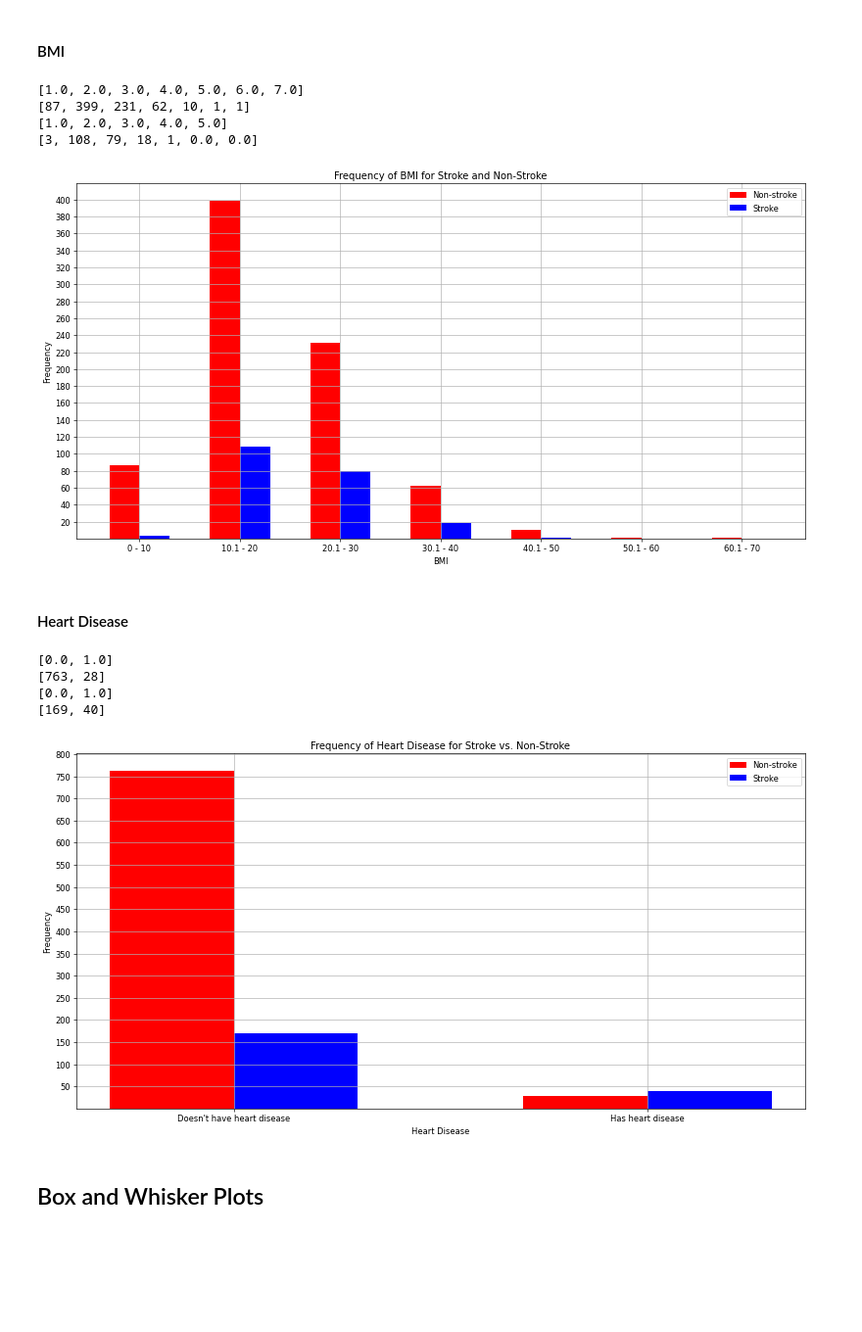
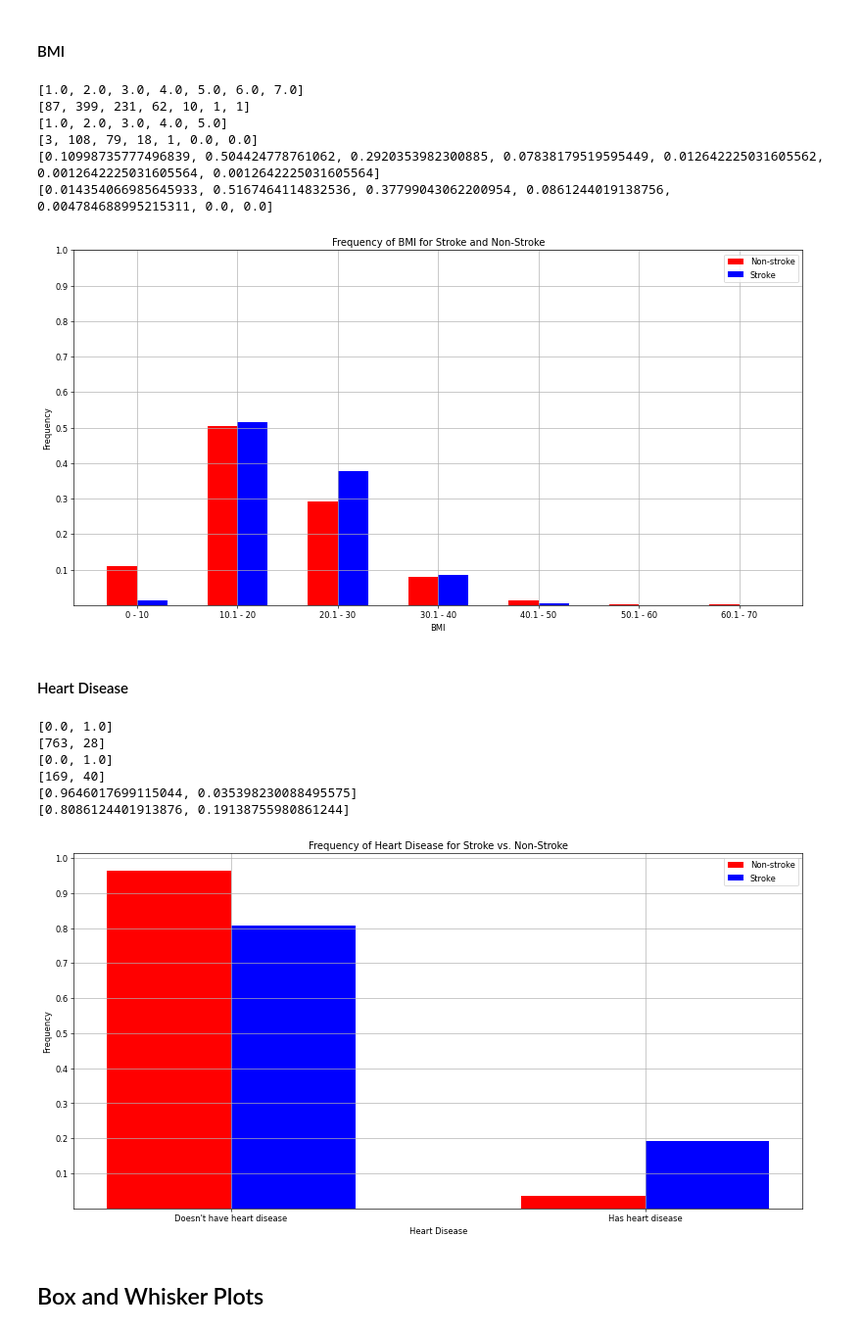
Before and after one commit to nalger2/cpsc-322-final-project, a Jupyter notebook: eda_code.ipynb, the cells around one changed output. Shown: that part at 98% size. Saved outputs shown, nothing was run; the diff lists cells and outputs as text; code cells hidden in the pictures; blank space fills up the shorter version.

```diff
--- a/eda_code.ipynb
+++ b/eda_code.ipynb
@@ -60,17 +61,26 @@ smoking_stroke_values, smoking_stroke_count = eda_utils.get_frequencies(stroke,
 print(smoking_stroke_values)
 print(smoking_stroke_count)
 
+for i in range(len(smoking_non_stroke_count)):
+    value = smoking_non_stroke_count[i]
+    smoking_non_stroke_count[i] = value / len(non_stroke)
+print(smoking_non_stroke_count)
+for i in range(len(smoking_stroke_count)):
+    value = smoking_stroke_count[i]
+    smoking_stroke_count[i] = value / len(stroke)
+print(smoking_stroke_count)
+
 plt.figure(figsize=(16, 8), dpi=60) # start of multiple frequency plot
 ax = plt.gca()
 b1 = ax.bar([1,2,3,4], smoking_non_stroke_count, 0.3, color="r")
 b2 = ax.bar([1.3,2.3,3.3,4.3], smoking_stroke_count, 0.3, color="b")
 ax.set_xticks([1.15, 2.15, 3.15, 4.15])
-ax.set_yticks([30,60,90,120,150,180,210,240,270,300])
+ax.set_yticks([0.1,0.2,0.3,0.4,0.5,0.6,0.7,0.8,0.9,1.0])
 ax.set_xticklabels(smoking_stroke_values)
 ax.legend((b1[0], b2[0]), ("Non-stroke", "Stroke"), loc=1)
 ax.set_title("Frequency of Smoking Status for Stroke and Non-Stroke")
 ax.set_xlabel("Smoking Status")
-ax.set_ylabel("Frequency")
+ax.set_ylabel("Percentage")
 plt.grid(True)
 plt.show()
 # %% [output]
@@ -106,12 +118,21 @@ while len(bmi_non_stroke_count) > len(bmi_stroke_count):
     bmi_stroke_count.append(0.0)
 print(bmi_stroke_count)
 
+for i in range(len(bmi_non_stroke_count)):
+    value = bmi_non_stroke_count[i]
+    bmi_non_stroke_count[i] = value / len(non_stroke)
+print(bmi_non_stroke_count)
+for i in range(len(bmi_stroke_count)):
+    value = bmi_stroke_count[i]
+    bmi_stroke_count[i] = value / len(stroke)
+print(bmi_stroke_count)
+
 plt.figure(figsize=(16, 8), dpi=60) # start of multiple frequency plot
 ax = plt.gca()
 b1 = ax.bar([1,2,3,4,5,6,7], bmi_non_stroke_count, 0.3, color="r")
 b2 = ax.bar([1.3,2.3,3.3,4.3,5.3,6.3,7.3], bmi_stroke_count, 0.3, color="b")
 ax.set_xticks([1.15, 2.15, 3.15, 4.15,5.15,6.15,7.15])
-ax.set_yticks([20,40,60,80,100,120,140,160,180,200,220,240,260,280,300,320,340,360,380,400])
+ax.set_yticks([0.1,0.2,0.3,0.4,0.5,0.6,0.7,0.8,0.9,1.0])
 ax.set_xticklabels(["0 - 10","10.1 - 20","20.1 - 30", "30.1 - 40", "40.1 - 50", "50.1 - 60", "60.1 - 70"])
 ax.legend((b1[0], b2[0]), ("Non-stroke", "Stroke"), loc=1)
 ax.set_title("Frequency of BMI for Stroke and Non-Stroke")
@@ -124,7 +145,9 @@ plt.show()
 [87, 399, 231, 62, 10, 1, 1]
 [1.0, 2.0, 3.0, 4.0, 5.0]
 [3, 108, 79, 18, 1, 0.0, 0.0]
+[0.10998735777496839, 0.504424778761062, 0.2920353982300885, 0.07838179519595449, 0.012642225031605562, 0.0012642225031605564, 0.0012642225031605564]
+[0.014354066985645933, 0.5167464114832536, 0.37799043062200954, 0.0861244019138756, 0.004784688995215311, 0.0, 0.0]
-[figure, old version]
+[figure, new version]
 # %% [markdown]
 #### Heart Disease
 # %%
@@ -145,35 +168,46 @@ heart_non_stroke_values, heart_non_stroke_count = eda_utils.get_frequencies(non_
 print(heart_non_stroke_values)
 print(heart_non_stroke_count)
 heart_stroke_values, heart_stroke_count = eda_utils.get_frequencies(stroke, table.column_names, "heart_disease")
 print(heart_stroke_values)
 print(heart_stroke_count)
 
+for i in range(len(heart_non_stroke_count)):
+    value = heart_non_stroke_count[i]
+    heart_non_stroke_count[i] = value / len(non_stroke)
+print(heart_non_stroke_count)
+for i in range(len(heart_stroke_count)):
+    value = heart_stroke_count[i]
+    heart_stroke_count[i] = value / len(stroke)
+print(heart_stroke_count)
+
 heart_labels = []
 for value in heart_stroke_values:
     if value == 0.0:
         heart_labels.append("Doesn't have heart disease")
     else:
         heart_labels.append("Has heart disease")
 
 plt.figure(figsize=(16, 8), dpi=60) # start of multiple frequency plot
 ax = plt.gca()
 b1 = ax.bar([1,2], heart_non_stroke_count, 0.3, color="r")
 b2 = ax.bar([1.3,2.3], heart_stroke_count, 0.3, color="b")
 ax.set_xticks([1.15, 2.15])
-ax.set_yticks([50,100,150,200,250,300,350,400,450,500,550,600,650,700,750,800])
+ax.set_yticks([0.1,0.2,0.3,0.4,0.5,0.6,0.7,0.8,0.9,1.0])
 ax.set_xticklabels(heart_labels)
 ax.legend((b1[0], b2[0]), ("Non-stroke", "Stroke"), loc=1)
 ax.set_title("Frequency of Heart Disease for Stroke vs. Non-Stroke")
 ax.set_xlabel("Heart Disease")
 ax.set_ylabel("Frequency")
 plt.grid(True)
 plt.show()
 # %% [output]
 [0.0, 1.0]
 [763, 28]
 [0.0, 1.0]
 [169, 40]
+[0.9646017699115044, 0.035398230088495575]
+[0.8086124401913876, 0.19138755980861244]
-[figure, old version]
+[figure, new version]
 # %% [markdown]
 ## Box and Whisker Plots
 # %% [markdown]
```
Also changed, not shown: parts of 2 cells of this notebook.
